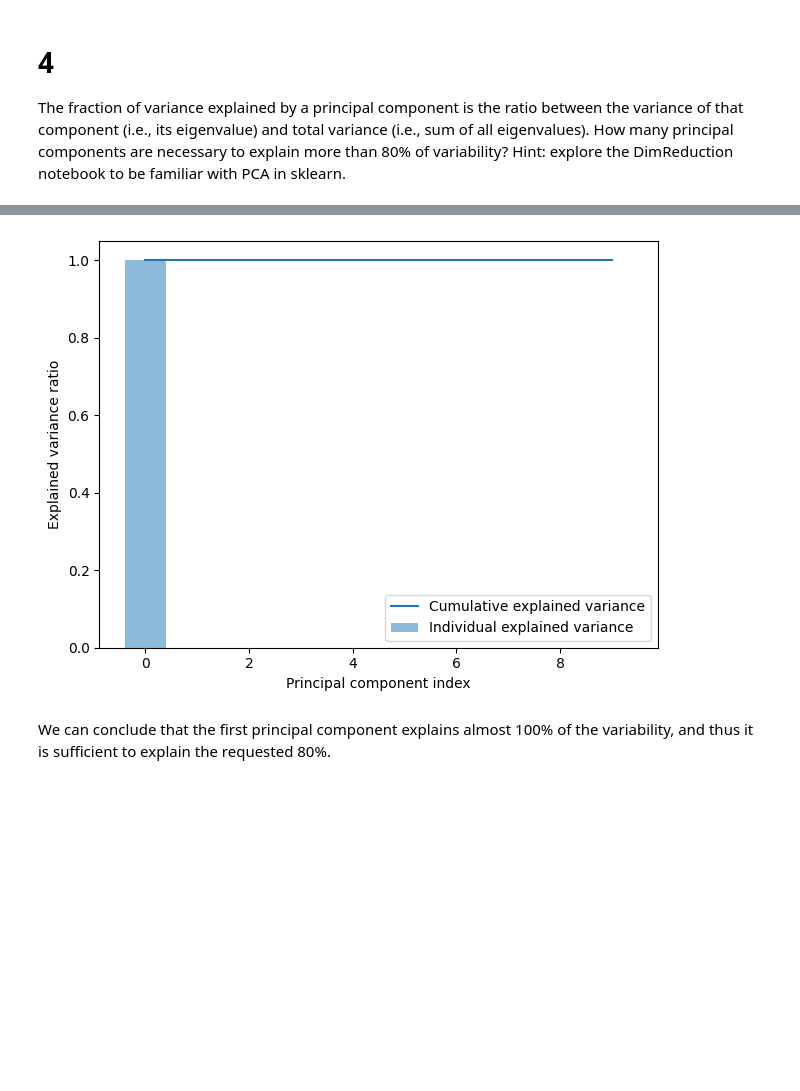
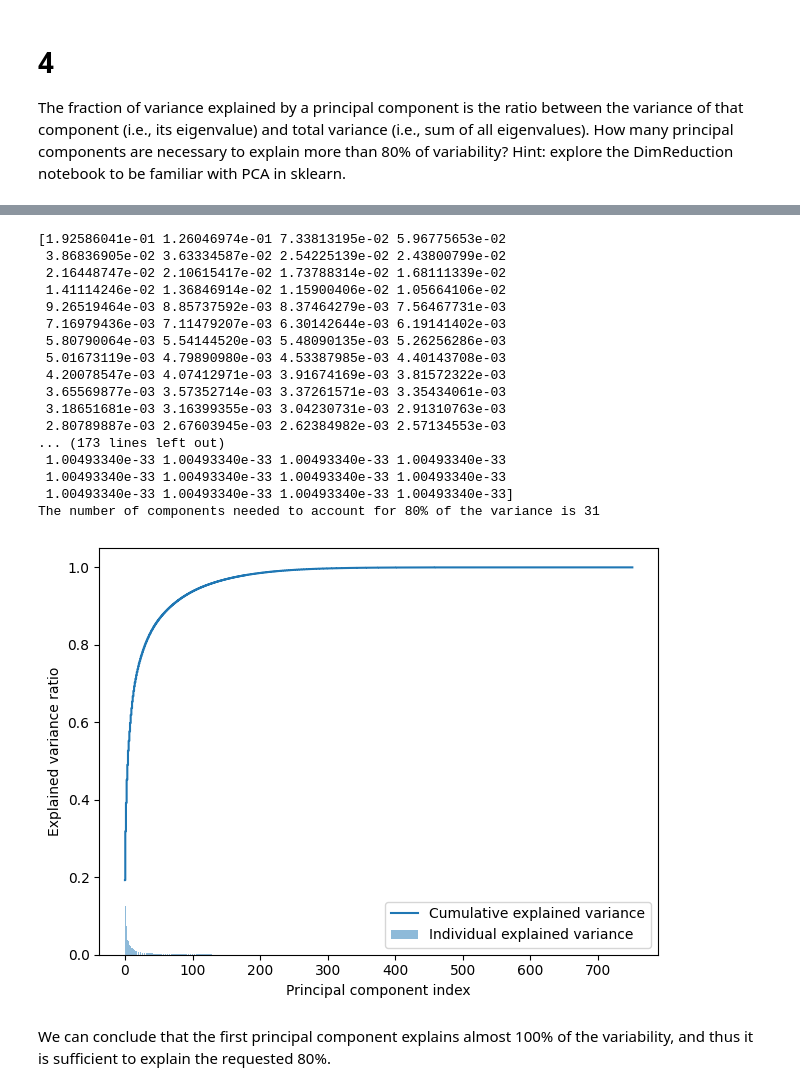
Before and after one commit to jjasferreira/data-exploration-py, a Jupyter notebook: hw04/hw04.ipynb, the cells around one changed output, grey strips where cells are left out. Saved outputs shown, nothing was run; the diff lists cells and outputs as text; code cells hidden in the pictures; blank space fills up the shorter version.

```diff
--- a/hw04/hw04.ipynb
+++ b/hw04/hw04.ipynb
@@ -163,36 +164,57 @@ plt.show()
 # %%
 import pandas as pd
 import numpy as np
 from scipy.io.arff import loadarff
-from sklearn.preprocessing import LabelEncoder
 from sklearn.preprocessing import MinMaxScaler
 from sklearn.cluster import KMeans
 from sklearn.decomposition import PCA
 from sklearn import metrics
 import matplotlib.pyplot as plt
 
 # Read the pd_speech.arff file and separate input from output data, to encode as numeric
 data = loadarff('pd_speech.arff')
 
 df = pd.DataFrame(data[0])
 X = df.drop('class', axis=1)
-#scaler = MinMaxScaler()
-#scaler.fit_transform(X)
+scaler = MinMaxScaler()
+X_scaled = scaler.fit_transform(X)
 
 # Determine the features which account for 80% of the variance
-pca = PCA(n_components=10)
-X_pca = pca.fit(X)
+pca = PCA(svd_solver='full')
+pca.fit(X_scaled)
 exp_var_pca = pca.explained_variance_ratio_
 cs_eigenvalues = np.cumsum(exp_var_pca)
+
+for i in range(cs_eigenvalues.size):
+    if cs_eigenvalues[i] >= 0.8:
+        print("The number of components needed to account for 80% of the variance is", i+1)
+        break
 
 plt.bar(range(0,len(exp_var_pca)), exp_var_pca, alpha=0.5, align='center', label='Individual explained variance')
 plt.step(range(0,len(cs_eigenvalues)), cs_eigenvalues, where='mid',label='Cumulative explained variance')
 plt.ylabel('Explained variance ratio')
 plt.xlabel('Principal component index')
 plt.legend(loc='best')
 plt.tight_layout()
 plt.show()
 # %% [output]
+[1.92586041e-01 1.26046974e-01 7.33813195e-02 5.96775653e-02
+ 3.86836905e-02 3.63334587e-02 2.54225139e-02 2.43800799e-02
+ 2.16448747e-02 2.10615417e-02 1.73788314e-02 1.68111339e-02
+ 1.41114246e-02 1.36846914e-02 1.15900406e-02 1.05664106e-02
+ 9.26519464e-03 8.85737592e-03 8.37464279e-03 7.56467731e-03
+ 7.16979436e-03 7.11479207e-03 6.30142644e-03 6.19141402e-03
+ 5.80790064e-03 5.54144520e-03 5.48090135e-03 5.26256286e-03
+ 5.01673119e-03 4.79890980e-03 4.53387985e-03 4.40143708e-03
+ 4.20078547e-03 4.07412971e-03 3.91674169e-03 3.81572322e-03
+ 3.65569877e-03 3.57352714e-03 3.37261571e-03 3.35434061e-03
+ 3.18651681e-03 3.16399355e-03 3.04230731e-03 2.91310763e-03
+ 2.80789887e-03 2.67603945e-03 2.62384982e-03 2.57134553e-03
+... (173 lines left out)
+ 1.00493340e-33 1.00493340e-33 1.00493340e-33 1.00493340e-33
+ 1.00493340e-33 1.00493340e-33 1.00493340e-33 1.00493340e-33
+ 1.00493340e-33 1.00493340e-33 1.00493340e-33 1.00493340e-33]
+The number of components needed to account for 80% of the variance is 31
-[figure, old version]
+[figure, new version]
 # %% [markdown]
 We can conclude that the first principal component explains almost 100% of the variability, and thus it is sufficient to explain the requested 80%.
```
Also changed, not shown: parts of 4 cells of this notebook.
